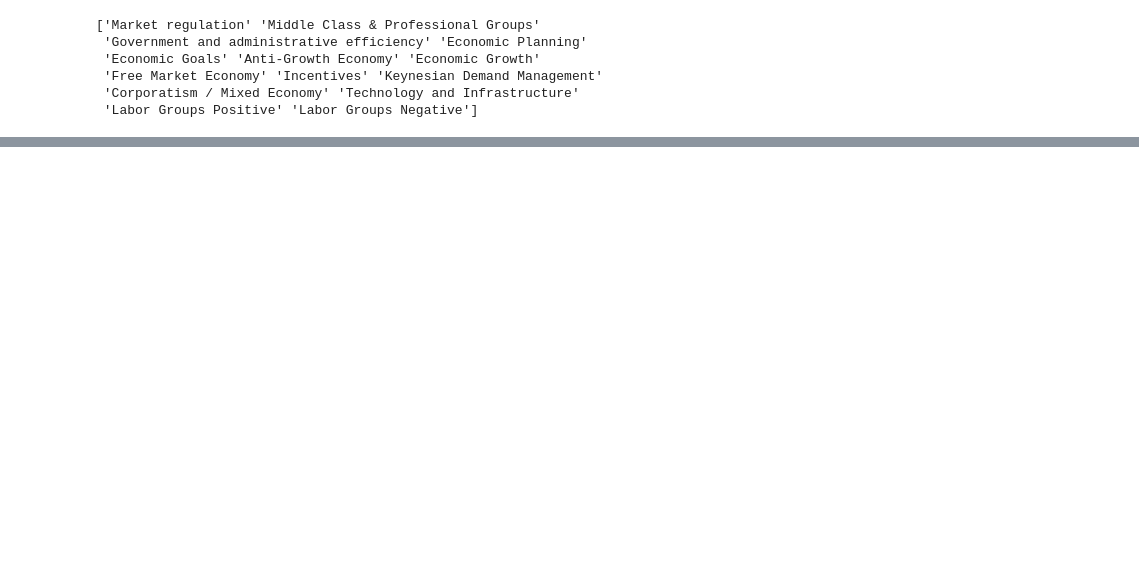
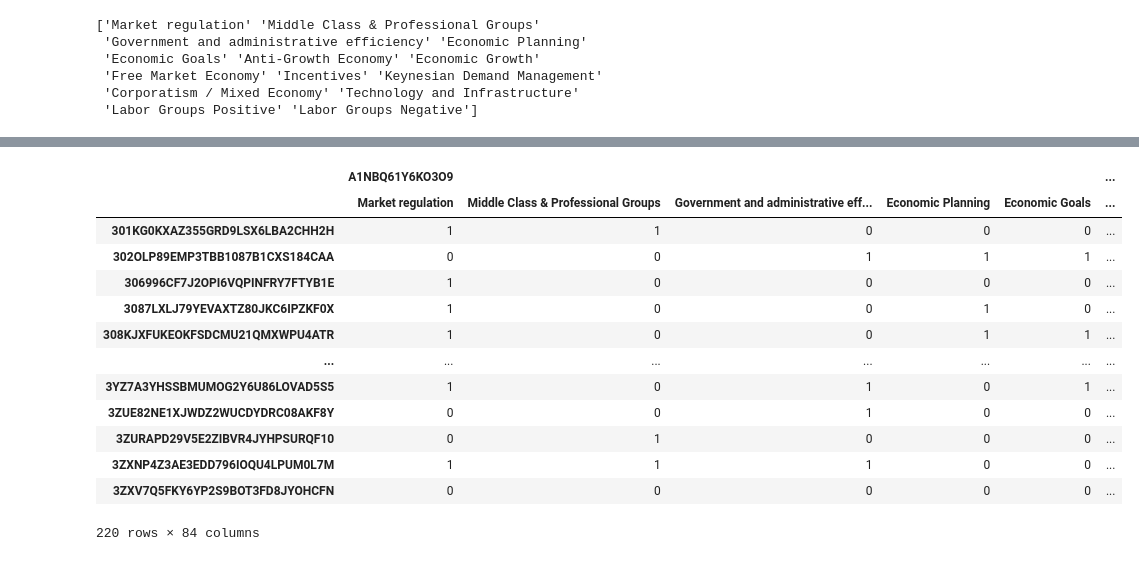
Before and after one commit to toletich311/manifesto_annotations, a Jupyter notebook: Annotations/Annotations_Labeling_Statistics.ipynb, the cells around one changed output, grey strips where cells are left out. Saved outputs shown, nothing was run; the diff lists cells and outputs as text; code cells hidden in the pictures; blank space fills up the shorter version.

```diff
--- a/Annotations/Annotations_Labeling_Statistics.ipynb
+++ b/Annotations/Annotations_Labeling_Statistics.ipynb
@@ -132,0 +150,13 @@ df_counts.head()
+# %%
+# Clean and parse the 'answer' column into lists
+df_clean['parsed_answer'] = df_clean['answer'].apply(
+    lambda x: ast.literal_eval(x) if pd.notna(x) and x.strip() else []
+)
+
+# Get unique workers and categories
+unique_workers = df_clean['worker_id'].unique()
+all_categories = [cat for ans in df_clean['parsed_answer'] for cat in ans]
+unique_categories = pd.Series(all_categories).unique()
+
+
+print(unique_categories) #view
@@ -132,0 +170,7 @@ df_counts.head()
+# %%
+# construct binary matrix
+worker_category_pairs = list(product(unique_workers, unique_categories))
+speech_ids = df_clean['speech_id'].unique()
+binary_matrix = pd.DataFrame(0, index=speech_ids, columns=worker_category_pairs)
+
+print(binary_matrix.columns) #view
@@ -132,0 +195,53 @@ df_counts.head()
+# %%
+
+
+# loop through speeches in binary_matrix - speech_id are the index and don't have a column
+    # loop through workers - stored in workers[] array
+        # if this worker mentioned its paired answer in this speech, assign this cell to 1
+# Ensure columns are MultiIndex
+if not isinstance(binary_matrix.columns, pd.MultiIndex):
+    binary_matrix.columns = pd.MultiIndex.from_tuples(binary_matrix.columns)
+
+# Get the list of speech IDs and workers
+speech_ids = binary_matrix.index
+workers = list(set(df_clean['worker_id']))
+
+# Loop through each speech
+for speech_id in speech_ids:
+    # Filter df_clean to just this speech
+    df_speech = df_clean[df_clean['speech_id'] == speech_id]
+
+    # Loop through each worker
+    for worker in workers:
+        # Get the categories this worker annotated for this speech
+        categories = df_speech[df_speech['worker_id'] == worker]['parsed_answer']
+        if categories.empty:
+            continue  # this worker didn't annotate this speech
+
+        # categories is a Series of lists → flatten it
+        mentioned_cats = set(cat for sublist in categories for cat in sublist)
+
+        for category in mentioned_cats:
+            key = (worker, category)
+            if key in binary_matrix.columns:
+                binary_matrix.loc[speech_id, key] = 1
+
+
+
+
+binary_matrix #view
+# %% [output]
+|  | A1NBQ61Y6KO3O9 |  |  |  |  | ... |
+|  | Market regulation | Middle Class & Professional Groups | Government and administrative eff... | Economic Planning | Economic Goals | ... |
+| 301KG0KXAZ355GRD9LSX6LBA2CHH2H | 1 | 1 | 0 | 0 | 0 | ... |
+| 302OLP89EMP3TBB1087B1CXS184CAA | 0 | 0 | 1 | 1 | 1 | ... |
+| 306996CF7J2OPI6VQPINFRY7FTYB1E | 1 | 0 | 0 | 0 | 0 | ... |
+| 3087LXLJ79YEVAXTZ80JKC6IPZKF0X | 1 | 0 | 0 | 1 | 0 | ... |
+| 308KJXFUKEOKFSDCMU21QMXWPU4ATR | 1 | 0 | 0 | 1 | 1 | ... |
+| ... | ... | ... | ... | ... | ... | ... |
+| 3YZ7A3YHSSBMUMOG2Y6U86LOVAD5S5 | 1 | 0 | 1 | 0 | 1 | ... |
+| 3ZUE82NE1XJWDZ2WUCDYDRC08AKF8Y | 0 | 0 | 1 | 0 | 0 | ... |
+| 3ZURAPD29V5E2ZIBVR4JYHPSURQF10 | 0 | 1 | 0 | 0 | 0 | ... |
+| 3ZXNP4Z3AE3EDD796IOQU4LPUM0L7M | 1 | 1 | 1 | 0 | 0 | ... |
+| 3ZXV7Q5FKY6YP2S9BOT3FD8JYOHCFN | 0 | 0 | 0 | 0 | 0 | ... |
+220 rows × 84 columns
```
Also changed, not shown: parts of 21 cells of this notebook.
